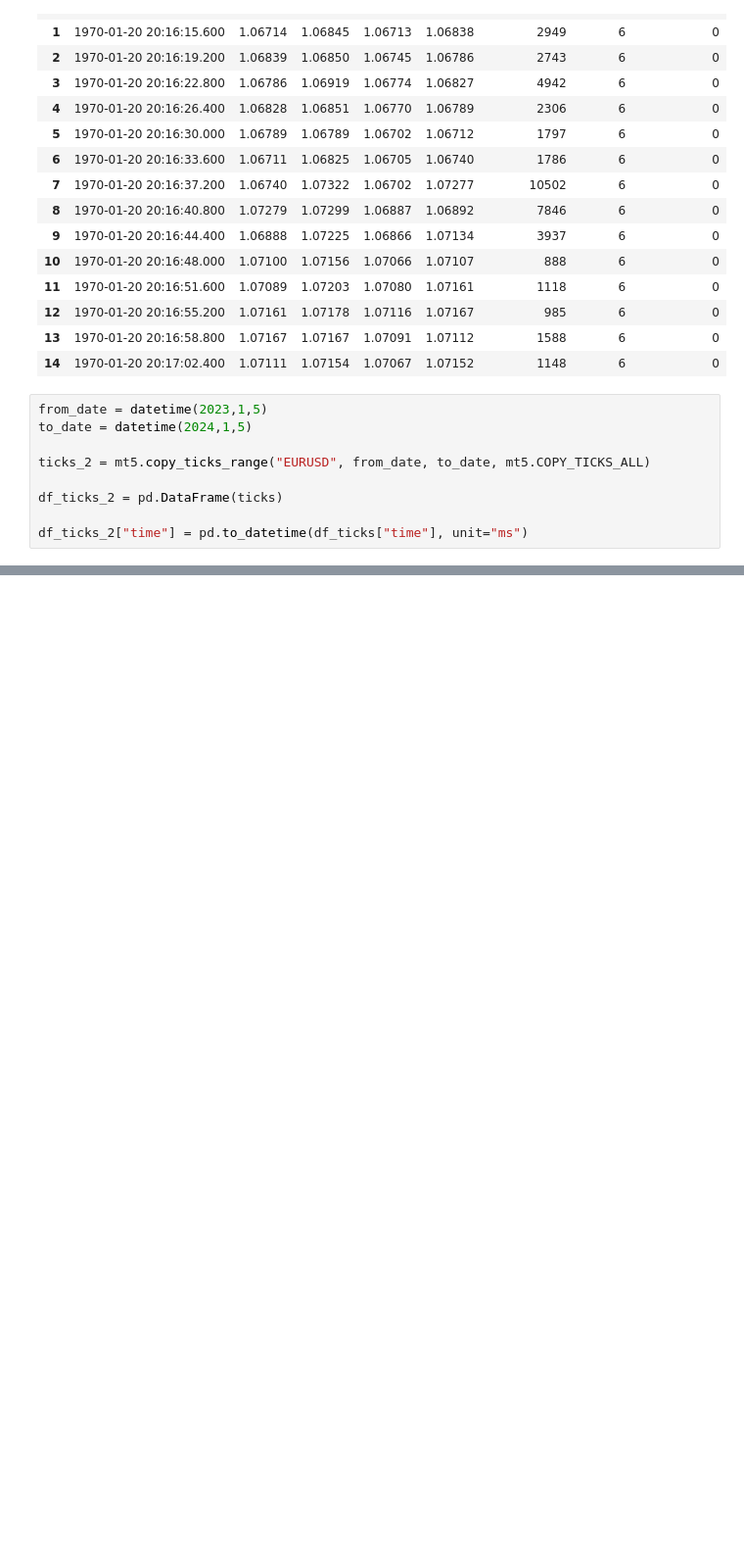
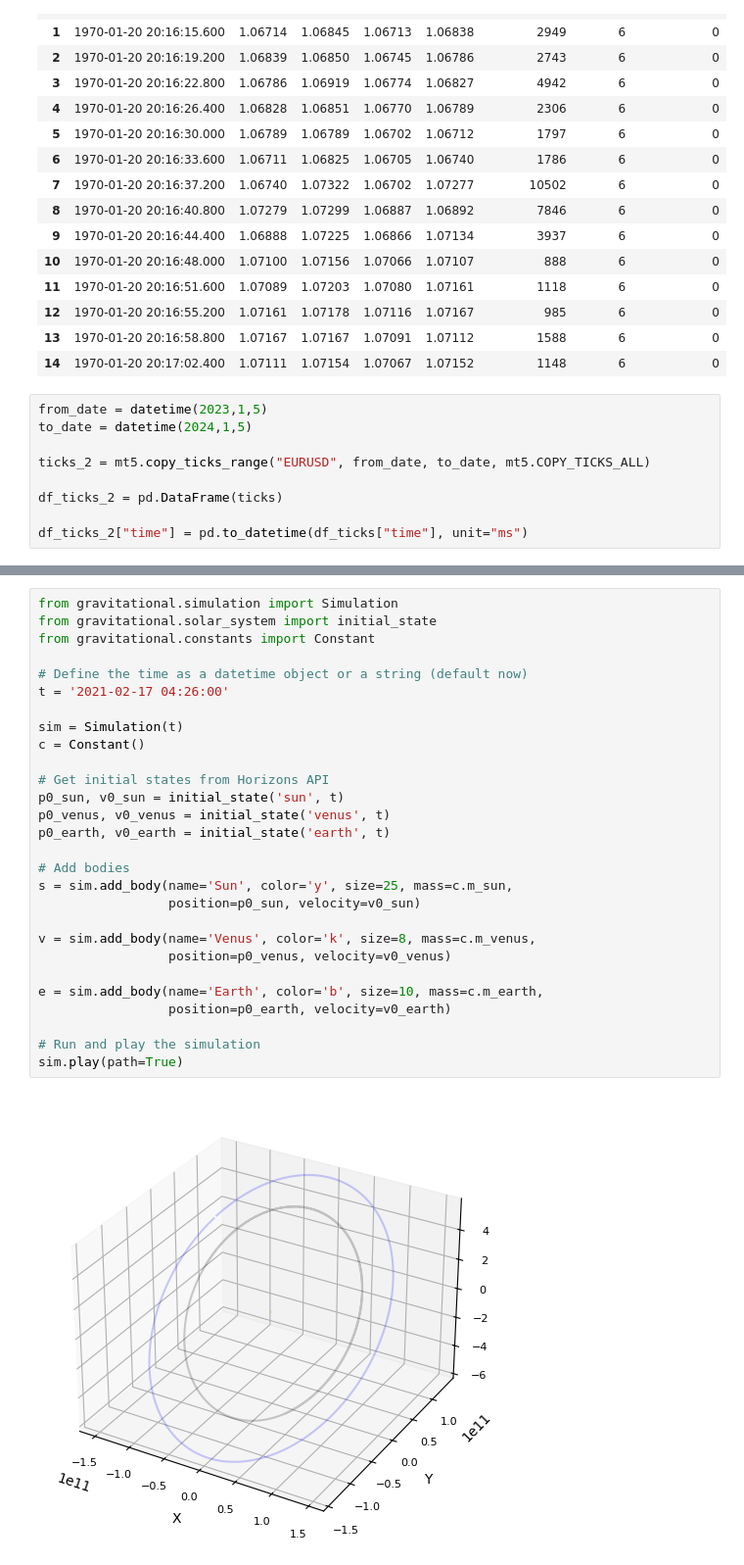
Before and after one commit to klyons/Alpha-Quant-Course, a Jupyter notebook: Strategies/test_notebook.ipynb, the cells around one changed output, grey strips where cells are left out. Shown at 98% size. Saved outputs shown, nothing was run; the diff lists cells and outputs as text; blank space fills up the shorter version.

```diff
--- a/Strategies/test_notebook.ipynb
+++ b/Strategies/test_notebook.ipynb
@@ -61,0 +92,30 @@ df_ticks_2["time"] = pd.to_datetime(df_ticks["time"], unit="ms")
+# %%
+from gravitational.simulation import Simulation
+from gravitational.solar_system import initial_state
+from gravitational.constants import Constant
+
+# Define the time as a datetime object or a string (default now)
+t = '2021-02-17 04:26:00'
+
+sim = Simulation(t)
+c = Constant()
+
+# Get initial states from Horizons API
+p0_sun, v0_sun = initial_state('sun', t)
+p0_venus, v0_venus = initial_state('venus', t)
+p0_earth, v0_earth = initial_state('earth', t)
+
+# Add bodies
+s = sim.add_body(name='Sun', color='y', size=25, mass=c.m_sun,
+                 position=p0_sun, velocity=v0_sun)
+
+v = sim.add_body(name='Venus', color='k', size=8, mass=c.m_venus,
+                 position=p0_venus, velocity=v0_venus)
+
+e = sim.add_body(name='Earth', color='b', size=10, mass=c.m_earth,
+                 position=p0_earth, velocity=v0_earth)
+
+# Run and play the simulation
+sim.play(path=True)
+# %% [output]
+[figure, added]
```
Also changed, not shown: parts of 34 cells of this notebook, 29 other files.
